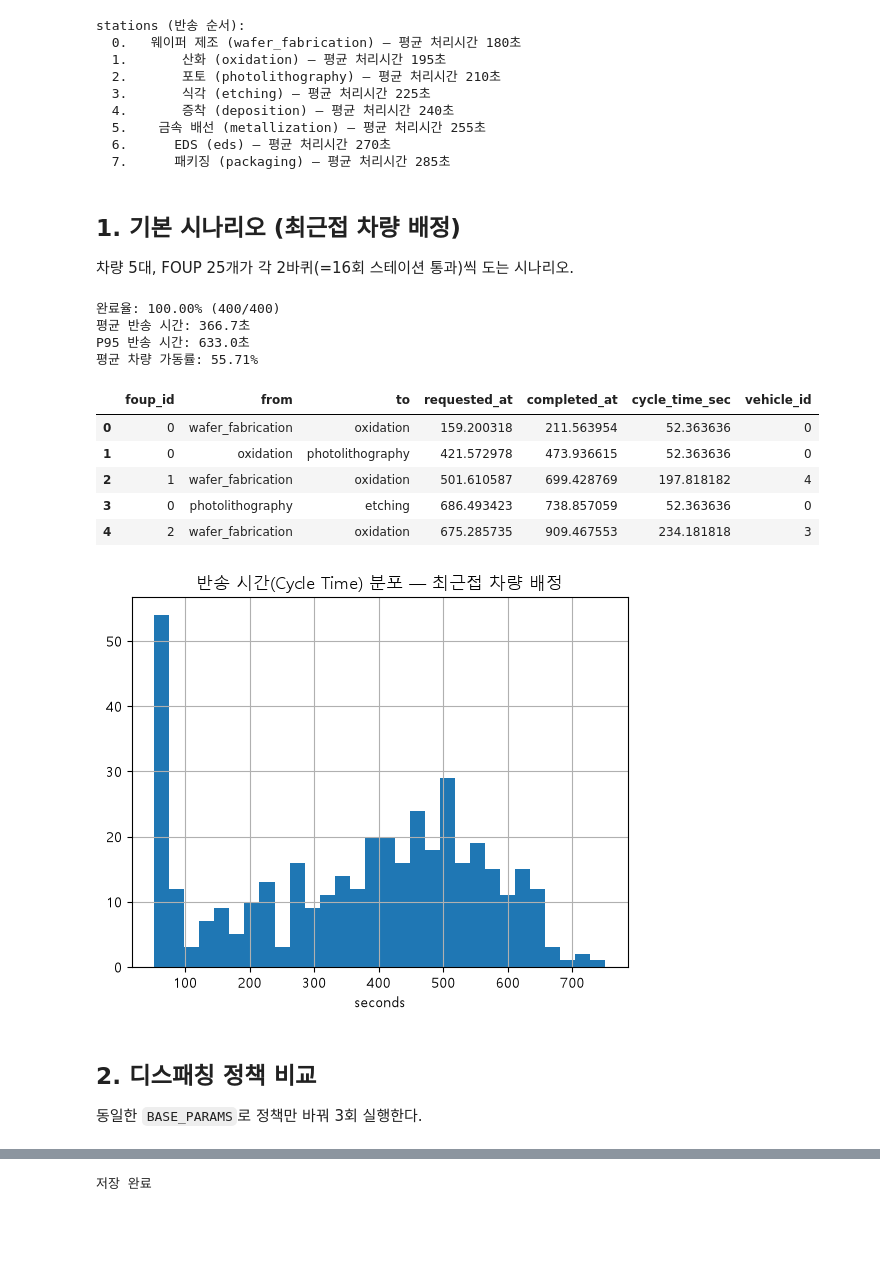
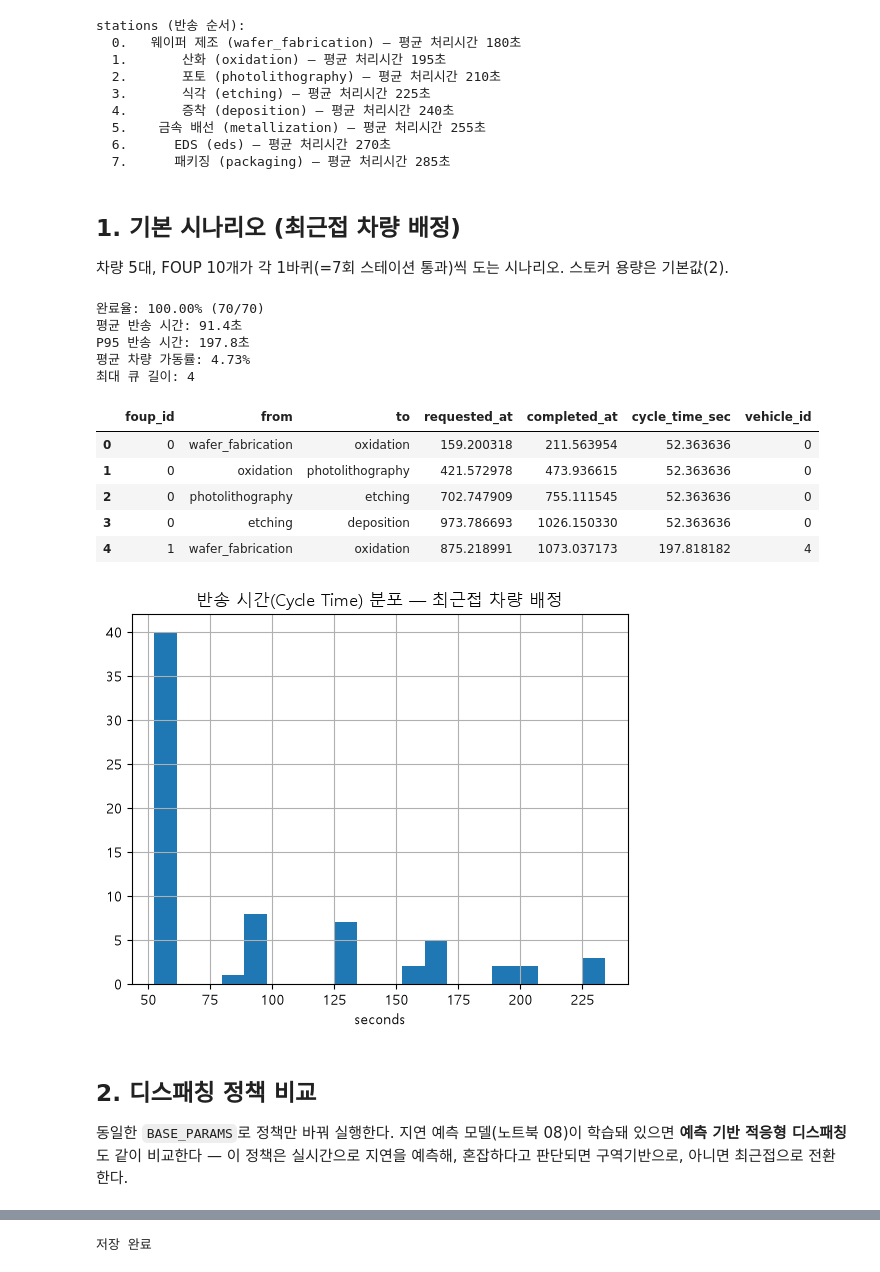
Before and after one commit to heeannw/semiconductor-fault-detection, a Jupyter notebook: notebooks/07_amhs_dispatch_simulation.ipynb, the cells around one changed output, grey strips where cells are left out. Cells and saved outputs as stored; diff of their text form; code cells hidden in the pictures; blank space fills up the shorter version.

```diff
--- a/notebooks/07_amhs_dispatch_simulation.ipynb
+++ b/notebooks/07_amhs_dispatch_simulation.ipynb
@@ -45,9 +54,9 @@ stations (반송 순서):
 # %% [markdown]
 ## 1. 기본 시나리오 (최근접 차량 배정)
 
-차량 5대, FOUP 25개가 각 2바퀴(=16회 스테이션 통과)씩 도는 시나리오.
+차량 5대, FOUP 10개가 각 1바퀴(=7회 스테이션 통과)씩 도는 시나리오. 스토커 용량은 기본값(2).
 # %%
-BASE_PARAMS = dict(n_vehicles=5, n_foups=25, n_laps=2, foup_launch_interval_sec=150.0, seed=42)
+BASE_PARAMS = dict(n_vehicles=5, n_foups=10, n_laps=1, foup_launch_interval_sec=300.0, seed=42)
 
 baseline = run_simulation(dispatch_policy=nearest_vehicle_dispatch, **BASE_PARAMS)
 
@@ -55,29 +64,31 @@ print(f"완료율: {baseline['completion_rate']:.2%} ({baseline['completed_trans
 print(f"평균 반송 시간: {baseline['avg_cycle_time_sec']:.1f}초")
 print(f"P95 반송 시간: {baseline['p95_cycle_time_sec']:.1f}초")
 print(f"평균 차량 가동률: {baseline['avg_vehicle_utilization']:.2%}")
+print(f"최대 큐 길이: {baseline['max_queue_length']}")
 baseline["transport_log"].head()
 # %% [output]
-완료율: 100.00% (400/400)
-평균 반송 시간: 366.7초
-P95 반송 시간: 633.0초
-평균 차량 가동률: 55.71%
+완료율: 100.00% (70/70)
+평균 반송 시간: 91.4초
+P95 반송 시간: 197.8초
+평균 차량 가동률: 4.73%
+최대 큐 길이: 4
 |  | foup_id | from | to | requested_at | completed_at | cycle_time_sec | vehicle_id |
 | 0 | 0 | wafer_fabrication | oxidation | 159.200318 | 211.563954 | 52.363636 | 0 |
 | 1 | 0 | oxidation | photolithography | 421.572978 | 473.936615 | 52.363636 | 0 |
-| 2 | 1 | wafer_fabrication | oxidation | 501.610587 | 699.428769 | 197.818182 | 4 |
-| 3 | 0 | photolithography | etching | 686.493423 | 738.857059 | 52.363636 | 0 |
-| 4 | 2 | wafer_fabrication | oxidation | 675.285735 | 909.467553 | 234.181818 | 3 |
+| 2 | 0 | photolithography | etching | 702.747909 | 755.111545 | 52.363636 | 0 |
+| 3 | 0 | etching | deposition | 973.786693 | 1026.150330 | 52.363636 | 0 |
+| 4 | 1 | wafer_fabrication | oxidation | 875.218991 | 1073.037173 | 197.818182 | 4 |
 # %%
-baseline["transport_log"]["cycle_time_sec"].hist(bins=30)
+baseline["transport_log"]["cycle_time_sec"].hist(bins=20)
 plt.title("반송 시간(Cycle Time) 분포 — 최근접 차량 배정")
 plt.xlabel("seconds")
 plt.show()
 # %% [output]
-[figure, old version]
+[figure, new version]
-# %% [markdown]
-## 2. 디스패칭 정책 비교
-
-동일한 `BASE_PARAMS`로 정책만 바꿔 3회 실행한다.
+# %% [markdown]
+## 2. 디스패칭 정책 비교
+
+동일한 `BASE_PARAMS`로 정책만 바꿔 실행한다. 지연 예측 모델(노트북 08)이 학습돼 있으면 **예측 기반 적응형 디스패칭**도 같이 비교한다 — 이 정책은 실시간으로 지연을 예측해, 혼잡하다고 판단되면 구역기반으로, 아니면 최근접으로 전환한다.
 # %%
 policies = {
     "nearest_vehicle": nearest_vehicle_dispatch,
```
Also changed, not shown: parts of 18 cells of this notebook, 8 other files.
